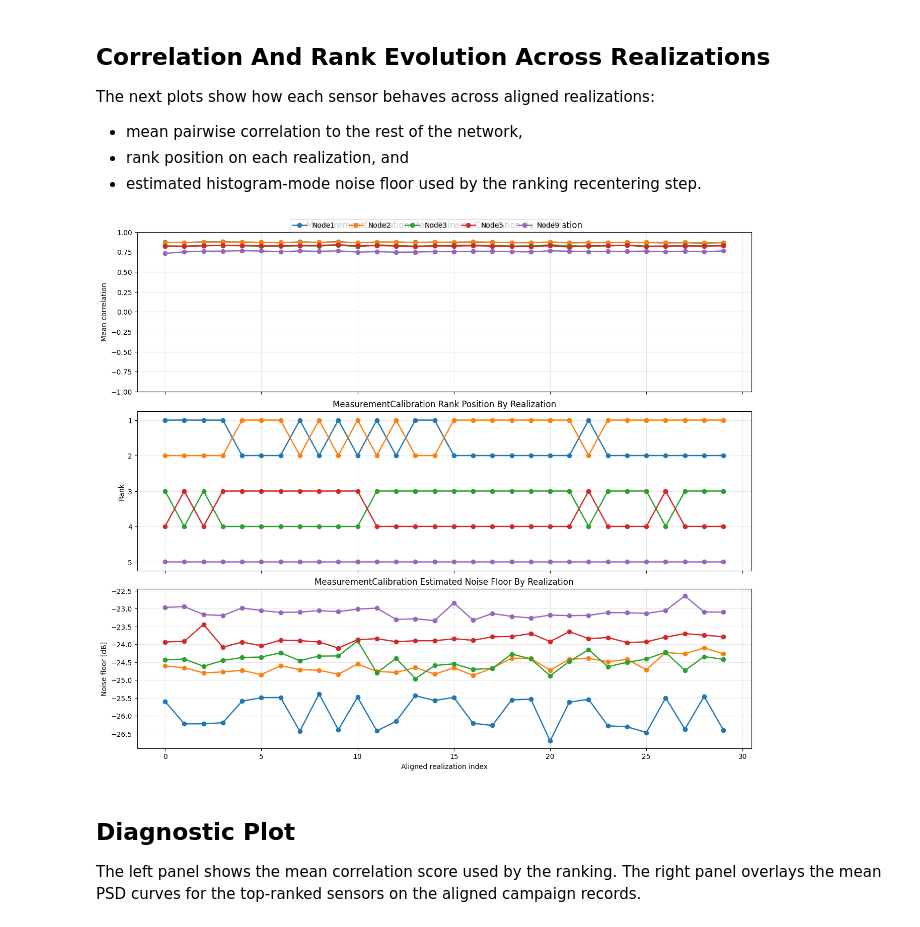
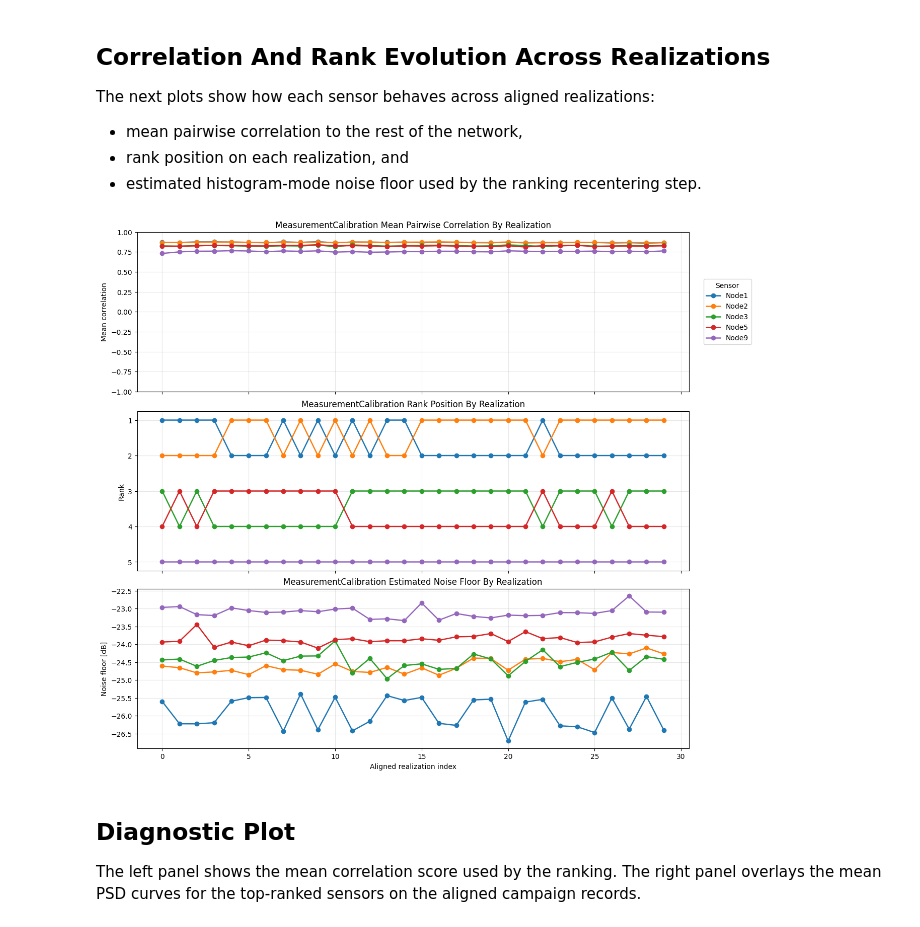
Before and after one commit to AlmondSund/MeasurementCalibration, a Jupyter notebook: notebooks/examples/sensor_ranking.ipynb, the cells around one changed output. Saved outputs shown, nothing was run; the diff lists cells and outputs as text; code cells hidden in the pictures.

```diff
--- a/notebooks/examples/sensor_ranking.ipynb
+++ b/notebooks/examples/sensor_ranking.ipynb
@@ -293,35 +293,41 @@ for sensor_index, sensor_id in enumerate(analysis.dataset.sensor_ids):
         linewidth=1.8,
         label=sensor_id,
     )
     axes[2].plot(
         record_indices,
         analysis.ranking_result.noise_floor_db[sensor_index],
         marker="o",
         linewidth=1.8,
         label=sensor_id,
     )
 
 axes[0].set_title(f"{campaign_label} Mean Pairwise Correlation By Realization")
 axes[0].set_ylabel("Mean correlation")
 axes[0].set_ylim(-1.0, 1.0)
 axes[0].grid(alpha=0.3)
 
 axes[1].set_title(f"{campaign_label} Rank Position By Realization")
 axes[1].set_ylabel("Rank")
 axes[1].set_ylim(analysis.dataset.n_sensors + 0.25, 0.75)
 axes[1].set_yticks(np.arange(1, analysis.dataset.n_sensors + 1))
 axes[1].grid(alpha=0.3)
 
 axes[2].set_title(f"{campaign_label} Estimated Noise Floor By Realization")
 axes[2].set_xlabel("Aligned realization index")
 axes[2].set_ylabel("Noise floor [dB]")
 axes[2].grid(alpha=0.3)
 
 handles, labels = axes[0].get_legend_handles_labels()
-fig.legend(handles, labels, loc="upper center", ncol=min(analysis.dataset.n_sensors, 5))
+axes[0].legend(
+    handles,
+    labels,
+    loc="center left",
+    bbox_to_anchor=(1.02, 0.5),
+    title="Sensor",
+)
 plt.show()
 # %% [output]
-[figure, old version]
+[figure, new version]
 # %% [markdown]
 ## Diagnostic Plot
 
```
